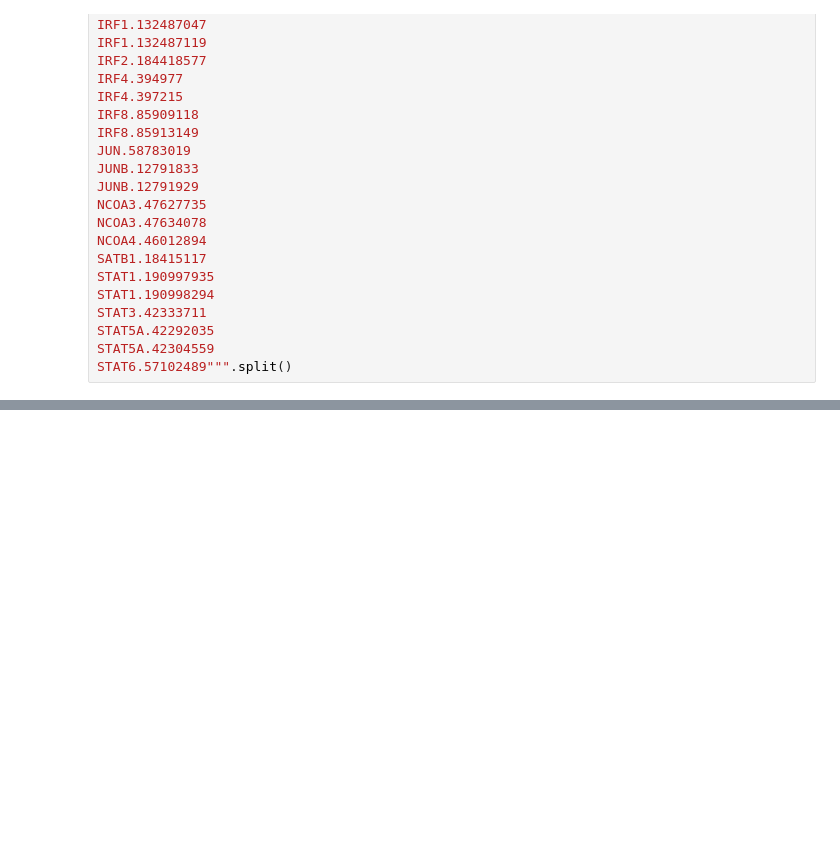
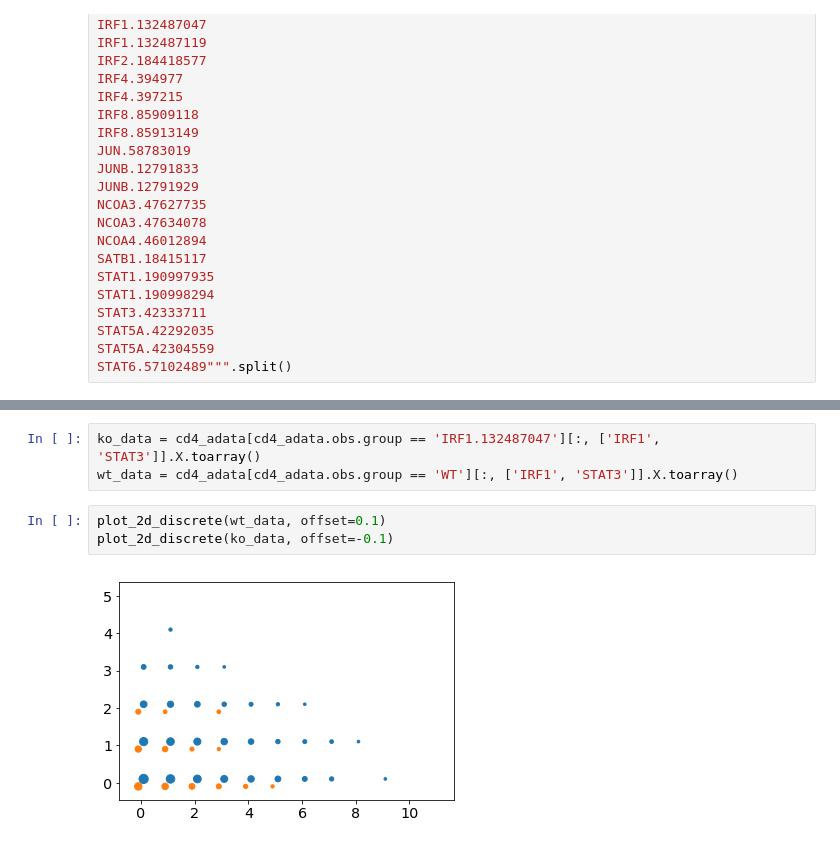
Before and after one commit to yelabucsf/scrna-parameter-estimation, a Jupyter notebook: examples/interferon_stimulation/interferon_cd4_2d_analysis_notebook.ipynb, the cells around one changed output, grey strips where cells are left out. Drawn from its saved outputs; the diff is of its cells as text; blank space fills up the shorter version.

```diff
--- a/examples/interferon_stimulation/interferon_cd4_2d_analysis_notebook.ipynb
+++ b/examples/interferon_stimulation/interferon_cd4_2d_analysis_notebook.ipynb
@@ -397,0 +448,8 @@ plot_diff_corr(dc_result, corr_ci, moment_dict_1d, 'CD4 T cells', 'STAT3', 'IFI6
+# %%
+ko_data = cd4_adata[cd4_adata.obs.group == 'IRF1.132487047'][:, ['IRF1', 'STAT3']].X.toarray()
+wt_data = cd4_adata[cd4_adata.obs.group == 'WT'][:, ['IRF1', 'STAT3']].X.toarray()
+# %%
+plot_2d_discrete(wt_data, offset=0.1)
+plot_2d_discrete(ko_data, offset=-0.1)
+# %% [output]
+[figure, added]
```
Also changed, not shown: parts of 85 cells of this notebook, 8 other files.
